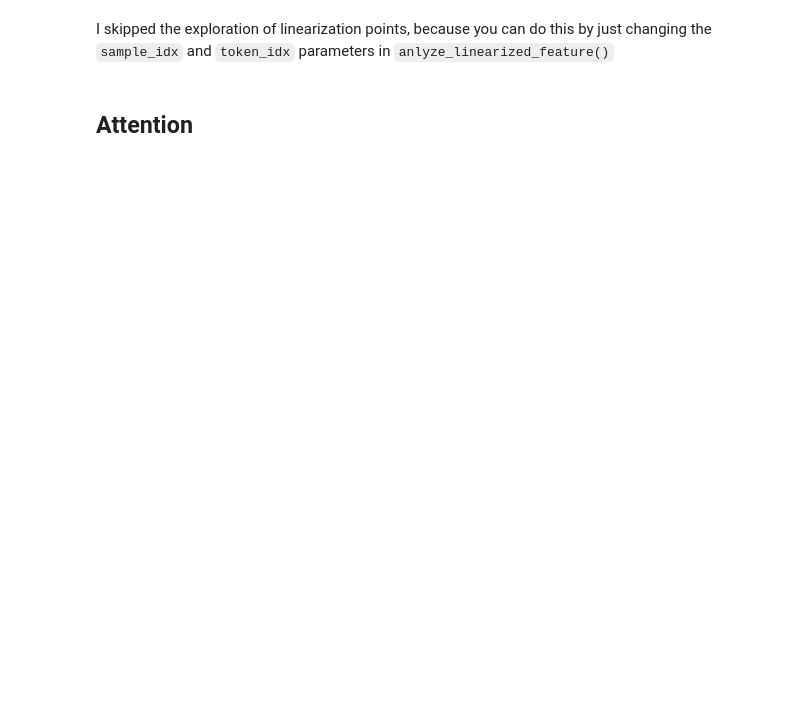
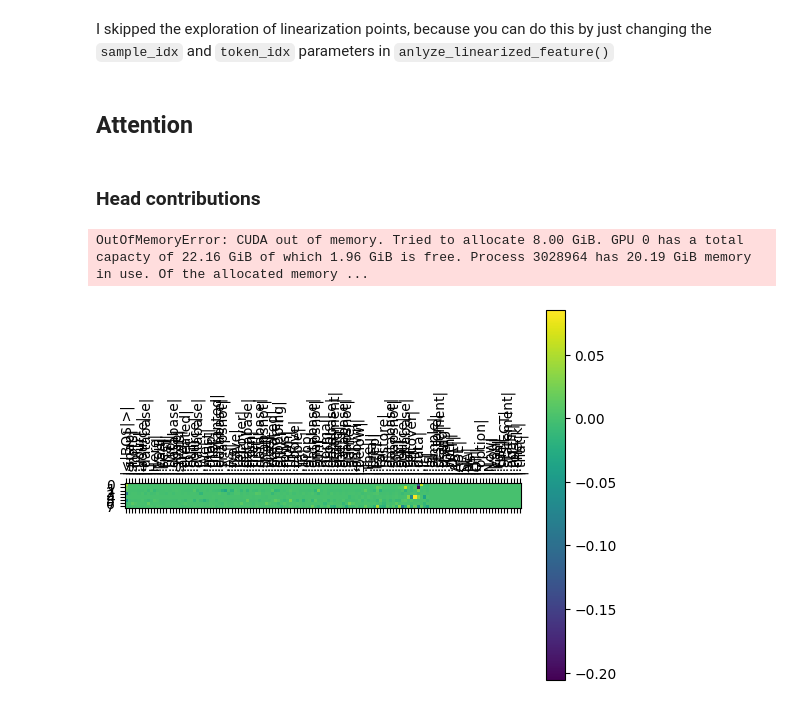
Before and after one commit to pchlenski/mats, a Jupyter notebook: notebooks/7_pc_feature_tracing.ipynb, the cells around one changed output. Drawn from its saved outputs; the diff is of its cells as text; code cells hidden in the pictures; blank space fills up the shorter version.

```diff
--- a/notebooks/7_pc_feature_tracing.ipynb
+++ b/notebooks/7_pc_feature_tracing.ipynb
@@ -145,3 +148,16 @@ token_df.style.background_gradient("coolwarm")
 I skipped the exploration of linearization points, because you can do this by just changing the `sample_idx` and `token_idx` parameters in `anlyze_linearized_feature()`
 # %% [markdown]
 ## Attention
+# %% [markdown]
+### Head contributions
+# %%
+attn_contribs = get_attn_head_contribs(
+    model=model, data=data, layer=0, range_normal=result["mid"], batch_size=BATCH_SIZE
+)
+# %% [output]
+OutOfMemoryError: CUDA out of memory. Tried to allocate 8.00 GiB. GPU 0 has a total capacty of 22.16 GiB of which 1.96 GiB is free. Process 3028964 has 20.19 GiB memory in use. Of the allocated memory ...
+# %%
+plot_head_token_contribs(model=model, contribs=attn_contribs, tokens=data[SAMPLE_IDX], dst=TOKEN_IDX)
+plt.show()
+# %% [output]
+[figure, added]
```
Also changed, not shown: parts of 15 cells of this notebook, 5 other files.
